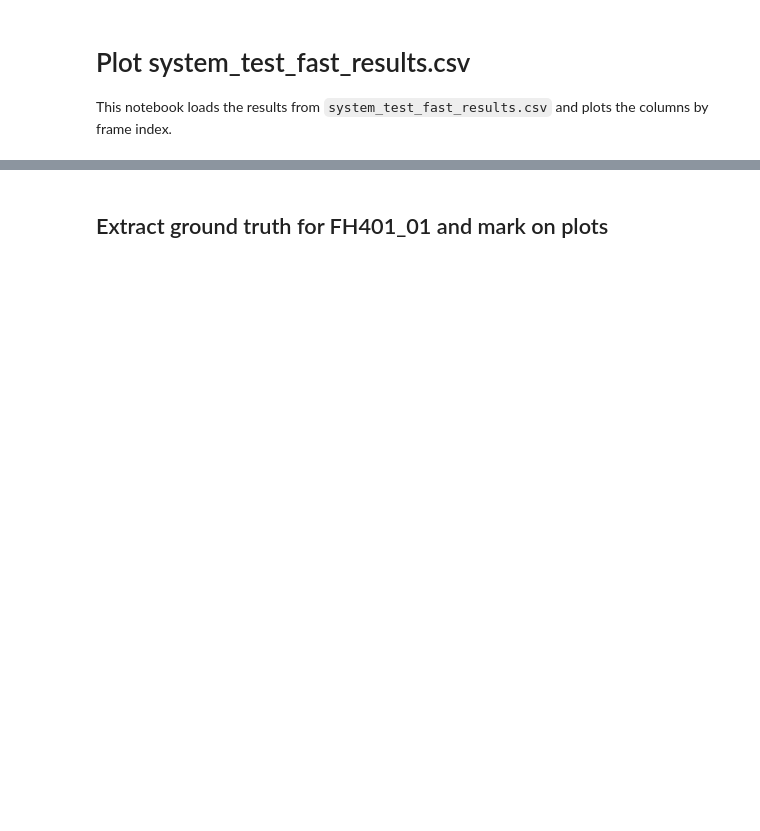
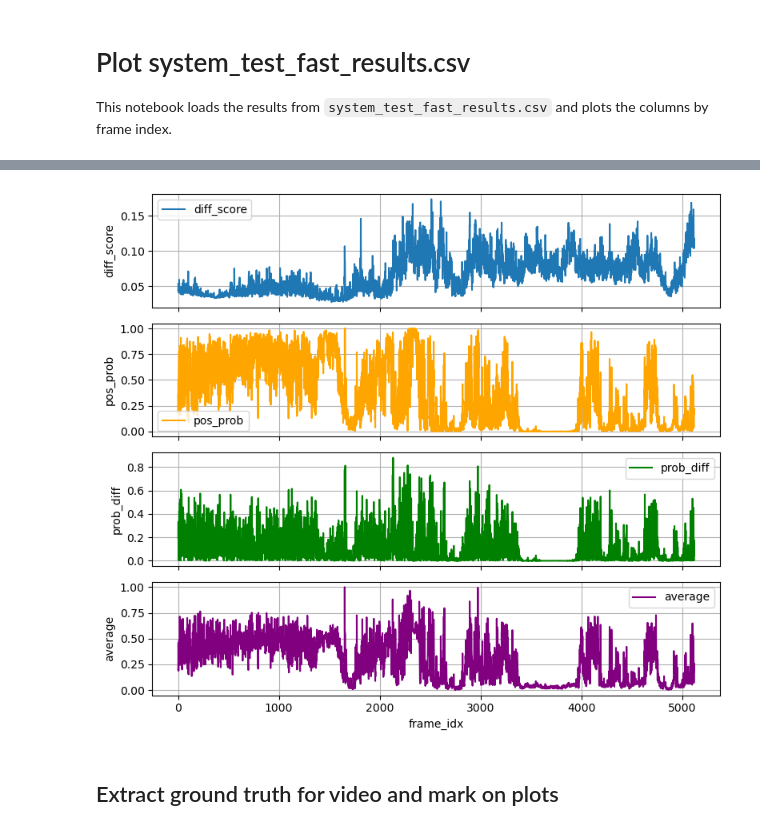
Before and after one commit to lpego/hummingbird-classifier, a Jupyter notebook: plot_system_test_results.ipynb, the cells around one changed output, grey strips where cells are left out. Drawn from its saved outputs; the diff is of its cells as text; code cells hidden in the pictures; blank space fills up the shorter version.

```diff
--- a/plot_system_test_results.ipynb
+++ b/plot_system_test_results.ipynb
@@ -7,5 +7,7 @@ import pandas as pd
 import matplotlib.pyplot as plt
 # %%
 # Read the CSV results
-df = pd.read_csv('system_test_fast_results.csv')
+video_name = "FH402_01"
+df = pd.read_csv(f'processed_{video_name}.csv')
+df['prob_diff'] = df['prob_diff'].abs()
 df.head()
@@ -12,23 +21,36 @@ df.head()
 # %%
-# Plot diff_score, pos_prob, and prob_diff by frame_idx
-fig, axs = plt.subplots(3, 1, figsize=(12, 10), sharex=True)
+# Add a fourth plot for the average of diff_score, pos_prob, and prob_diff
+weights = [0.4, 0.3, 0.3]
+df['average'] = df[['diff_score', 'pos_prob', 'prob_diff']].mul(weights, axis=1).sum(axis=1)
+df['average'] = (df['average'] - df['average'].min()) / (df['average'].max() - df['average'].min())
+
+fig, axs = plt.subplots(4, 1, figsize=(8, 7), sharex=True)
 
 axs[0].plot(df['frame_idx'], df['diff_score'], label='diff_score')
 axs[0].set_ylabel('diff_score')
 axs[0].legend()
 
 axs[1].plot(df['frame_idx'], df['pos_prob'], label='pos_prob', color='orange')
 axs[1].set_ylabel('pos_prob')
 axs[1].legend()
 
 axs[2].plot(df['frame_idx'], df['prob_diff'], label='prob_diff', color='green')
 axs[2].set_ylabel('prob_diff')
-axs[2].set_xlabel('frame_idx')
 axs[2].legend()
+
+axs[3].plot(df['frame_idx'], df['average'], label='average', color='purple')
+axs[3].set_ylabel('average')
+axs[3].set_xlabel('frame_idx')
+axs[3].legend()
+
+for ax in axs:
+    ax.grid(True)
 
 plt.tight_layout()
 plt.show()
+# %% [output]
+[figure, added]
 # %% [markdown]
-## Extract ground truth for FH401_01 and mark on plots
+## Extract ground truth for video and mark on plots
 # %%
 # Load ground truth CSV and extract FH401_01 rows
```
Also changed, not shown: parts of 6 cells of this notebook, 4 other files.
